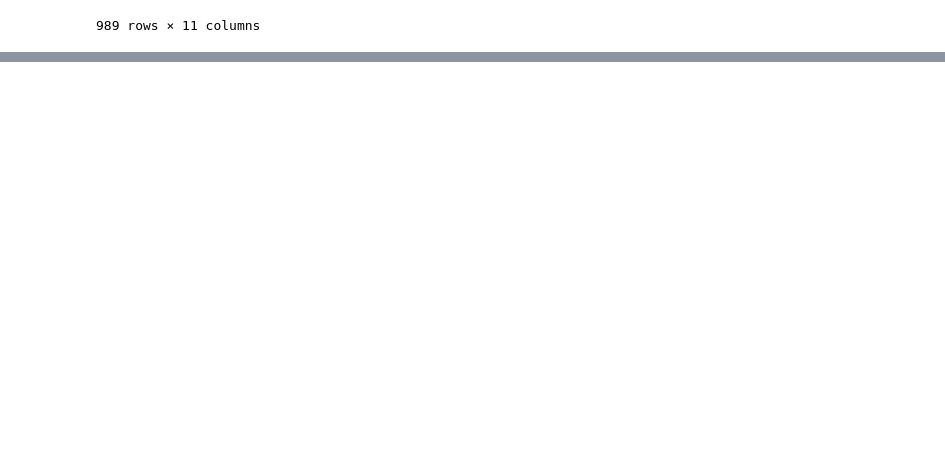
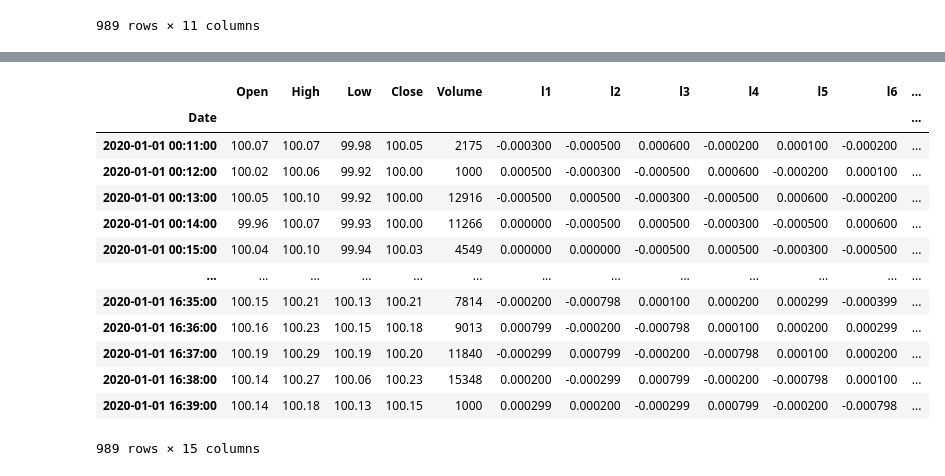
Before and after one commit to tndd/sitagaki2, a Jupyter notebook: notebook/strategy/lag.ipynb, the cells around one changed output, grey strips where cells are left out. Drawn from its saved outputs; the diff is of its cells as text; code cells hidden in the pictures; blank space fills up the shorter version.

```diff
--- a/notebook/strategy/lag.ipynb
+++ b/notebook/strategy/lag.ipynb
@@ -38,3 +39,21 @@ lag.df_with_ohlcv
+# %%
+# l0が消えてる
+lag.df_feature_with_ohlcv
+# %% [output]
+|  | Open | High | Low | Close | Volume | l1 | l2 | l3 | l4 | l5 | l6 | ... |
+| Date |  |  |  |  |  |  |  |  |  |  |  | ... |
+| 2020-01-01 00:11:00 | 100.07 | 100.07 | 99.98 | 100.05 | 2175 | -0.000300 | -0.000500 | 0.000600 | -0.000200 | 0.000100 | -0.000200 | ... |
+| 2020-01-01 00:12:00 | 100.02 | 100.06 | 99.92 | 100.00 | 1000 | 0.000500 | -0.000300 | -0.000500 | 0.000600 | -0.000200 | 0.000100 | ... |
+| 2020-01-01 00:13:00 | 100.05 | 100.10 | 99.92 | 100.00 | 12916 | -0.000500 | 0.000500 | -0.000300 | -0.000500 | 0.000600 | -0.000200 | ... |
+| 2020-01-01 00:14:00 | 99.96 | 100.07 | 99.93 | 100.00 | 11266 | 0.000000 | -0.000500 | 0.000500 | -0.000300 | -0.000500 | 0.000600 | ... |
+| 2020-01-01 00:15:00 | 100.04 | 100.10 | 99.94 | 100.03 | 4549 | 0.000000 | 0.000000 | -0.000500 | 0.000500 | -0.000300 | -0.000500 | ... |
+| ... | ... | ... | ... | ... | ... | ... | ... | ... | ... | ... | ... | ... |
+| 2020-01-01 16:35:00 | 100.15 | 100.21 | 100.13 | 100.21 | 7814 | -0.000200 | -0.000798 | 0.000100 | 0.000200 | 0.000299 | -0.000399 | ... |
+| 2020-01-01 16:36:00 | 100.16 | 100.23 | 100.15 | 100.18 | 9013 | 0.000799 | -0.000200 | -0.000798 | 0.000100 | 0.000200 | 0.000299 | ... |
+| 2020-01-01 16:37:00 | 100.19 | 100.29 | 100.19 | 100.20 | 11840 | -0.000299 | 0.000799 | -0.000200 | -0.000798 | 0.000100 | 0.000200 | ... |
+| 2020-01-01 16:38:00 | 100.14 | 100.27 | 100.06 | 100.23 | 15348 | 0.000200 | -0.000299 | 0.000799 | -0.000200 | -0.000798 | 0.000100 | ... |
+| 2020-01-01 16:39:00 | 100.14 | 100.18 | 100.13 | 100.15 | 1000 | 0.000299 | 0.000200 | -0.000299 | 0.000799 | -0.000200 | -0.000798 | ... |
+989 rows × 15 columns
 # %%
 from backtesting import Strategy
 
```
Also changed, not shown: parts of 2 cells of this notebook.
